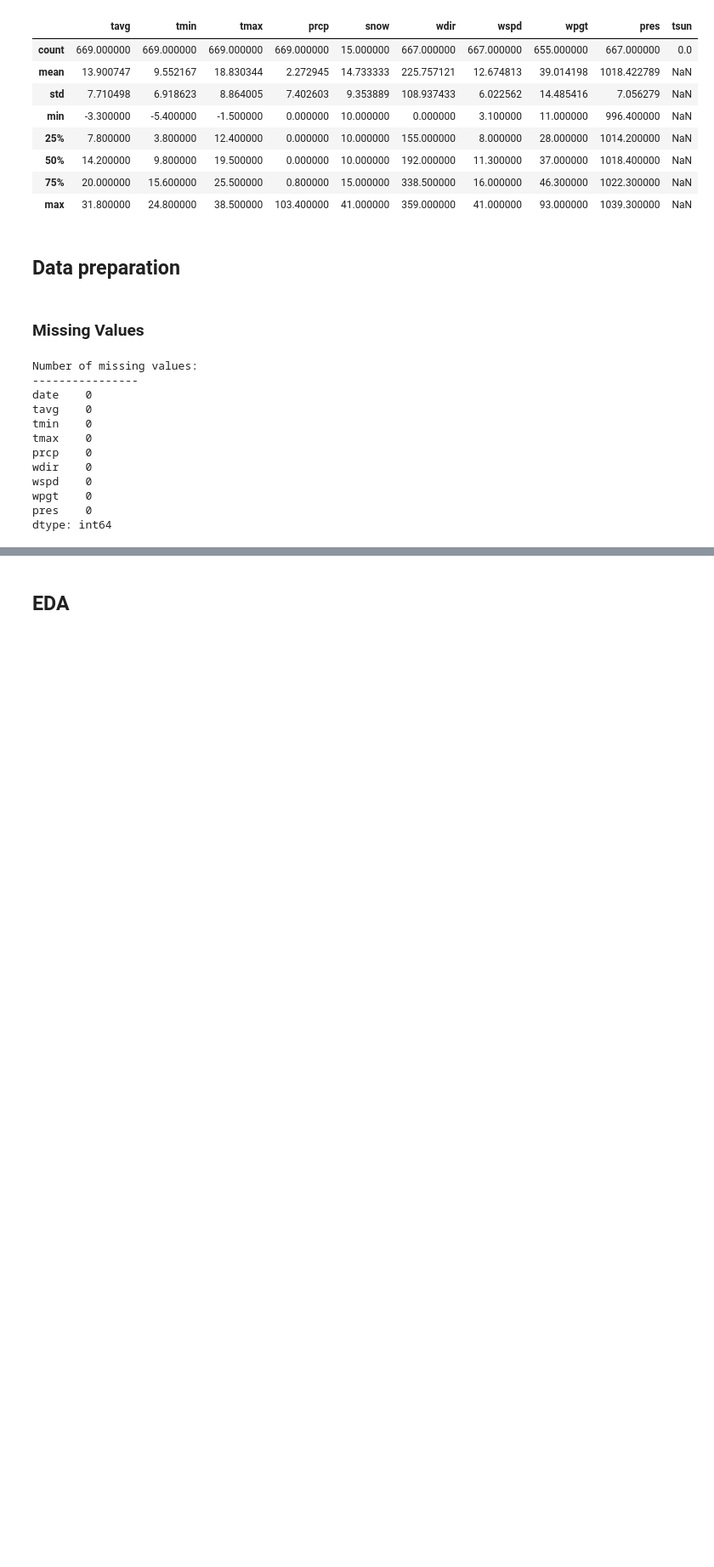
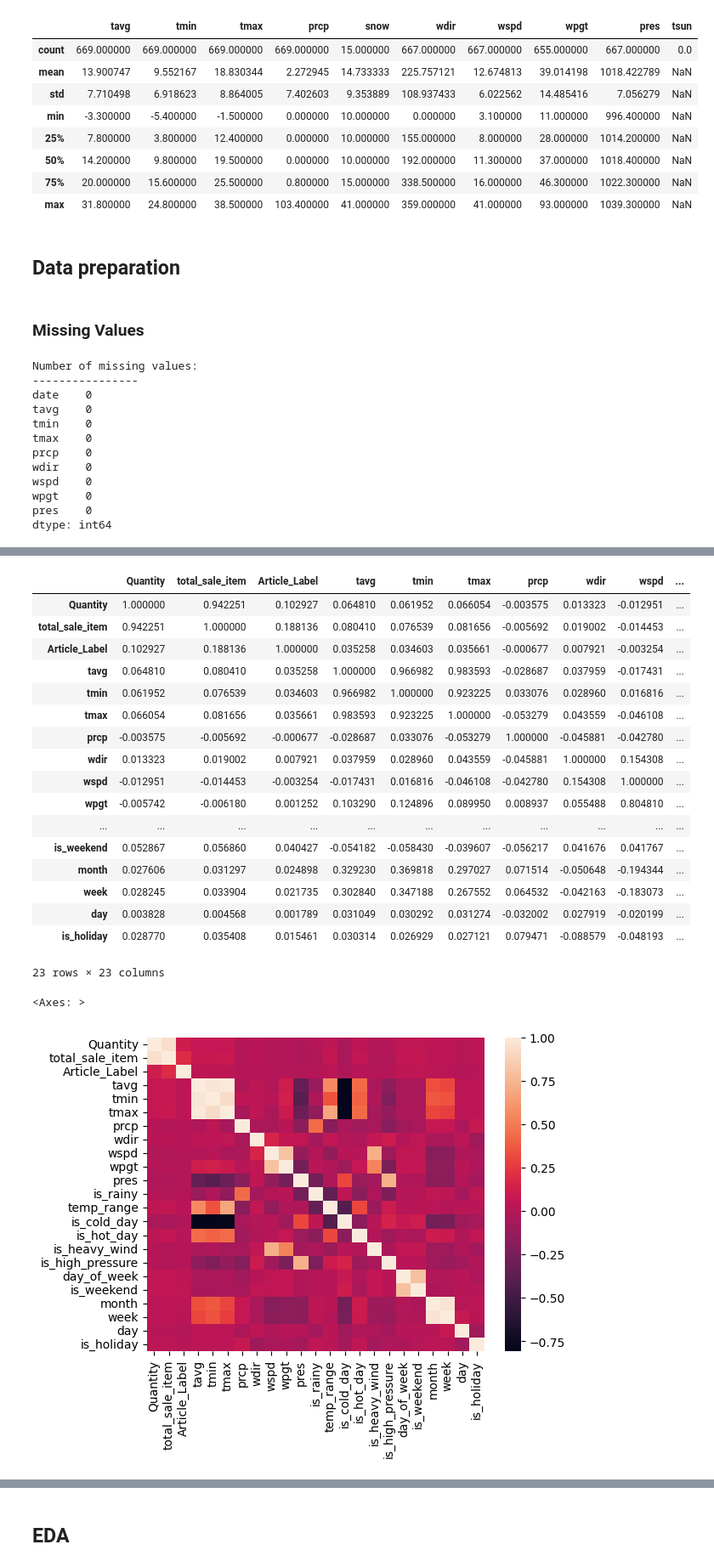
Before and after one commit to msbeigi/sale-analysis, a Jupyter notebook: backery_sale.ipynb, the cells around one changed output, grey strips where cells are left out. Shown at 85% size. Drawn from its saved outputs; the diff is of its cells as text; code cells hidden in the pictures; blank space fills up the shorter version.

```diff
--- a/backery_sale.ipynb
+++ b/backery_sale.ipynb
@@ -403,0 +330,8 @@ merged_data
+# %%
+
+no_data_indice=df_backery[df_backery['Quantity']<=0].index
+df_backery.drop(no_data_indice, inplace=True,axis=0)
+no_data_indice=df_backery[df_backery['UNIT_PRICE']=='0,00 €'].index
+df_backery.drop(no_data_indice, inplace=True,axis=0)
+
+df_backery
@@ -403,0 +352,8 @@ merged_data
+# %%
+# df_bekery_one
+daily_sale = df_backery[['date', 'Article', 'Quantity', 'total_sale_item']].groupby(['date', 'Article'], as_index=False).sum()
+# %%
+df_daily_sale=encode_bakery(daily_sale)
+merged_data = pd.merge(df_daily_sale, df_weather, on='date', how='left')
+
+merged_data
@@ -403,0 +374,31 @@ merged_data
+# %%
+
+
+correlation_merge=merged_data[[ 'Quantity', 'total_sale_item', 'Article_Label',
+       'tavg', 'tmin', 'tmax', 'prcp', 'wdir', 'wspd', 'wpgt', 'pres',
+       'is_rainy', 'temp_range', 'is_cold_day', 'is_hot_day', 'is_heavy_wind',
+       'is_high_pressure', 'day_of_week', 'is_weekend', 'month',
+       'week', 'day', 'is_holiday']].corr()
+display(correlation_merge)
+sns.heatmap(correlation_merge)
+# %% [output]
+|  | Quantity | total_sale_item | Article_Label | tavg | tmin | tmax | prcp | wdir | wspd | ... |
+| Quantity | 1.000000 | 0.942251 | 0.102927 | 0.064810 | 0.061952 | 0.066054 | -0.003575 | 0.013323 | -0.012951 | ... |
+| total_sale_item | 0.942251 | 1.000000 | 0.188136 | 0.080410 | 0.076539 | 0.081656 | -0.005692 | 0.019002 | -0.014453 | ... |
+| Article_Label | 0.102927 | 0.188136 | 1.000000 | 0.035258 | 0.034603 | 0.035661 | -0.000677 | 0.007921 | -0.003254 | ... |
+| tavg | 0.064810 | 0.080410 | 0.035258 | 1.000000 | 0.966982 | 0.983593 | -0.028687 | 0.037959 | -0.017431 | ... |
+| tmin | 0.061952 | 0.076539 | 0.034603 | 0.966982 | 1.000000 | 0.923225 | 0.033076 | 0.028960 | 0.016816 | ... |
+| tmax | 0.066054 | 0.081656 | 0.035661 | 0.983593 | 0.923225 | 1.000000 | -0.053279 | 0.043559 | -0.046108 | ... |
+| prcp | -0.003575 | -0.005692 | -0.000677 | -0.028687 | 0.033076 | -0.053279 | 1.000000 | -0.045881 | -0.042780 | ... |
+| wdir | 0.013323 | 0.019002 | 0.007921 | 0.037959 | 0.028960 | 0.043559 | -0.045881 | 1.000000 | 0.154308 | ... |
+| wspd | -0.012951 | -0.014453 | -0.003254 | -0.017431 | 0.016816 | -0.046108 | -0.042780 | 0.154308 | 1.000000 | ... |
+| wpgt | -0.005742 | -0.006180 | 0.001252 | 0.103290 | 0.124896 | 0.089950 | 0.008937 | 0.055488 | 0.804810 | ... |
+| ... | ... | ... | ... | ... | ... | ... | ... | ... | ... | ... |
+| is_weekend | 0.052867 | 0.056860 | 0.040427 | -0.054182 | -0.058430 | -0.039607 | -0.056217 | 0.041676 | 0.041767 | ... |
+| month | 0.027606 | 0.031297 | 0.024898 | 0.329230 | 0.369818 | 0.297027 | 0.071514 | -0.050648 | -0.194344 | ... |
+| week | 0.028245 | 0.033904 | 0.021735 | 0.302840 | 0.347188 | 0.267552 | 0.064532 | -0.042163 | -0.183073 | ... |
+| day | 0.003828 | 0.004568 | 0.001789 | 0.031049 | 0.030292 | 0.031274 | -0.032002 | 0.027919 | -0.020199 | ... |
+| is_holiday | 0.028770 | 0.035408 | 0.015461 | 0.030314 | 0.026929 | 0.027121 | 0.079471 | -0.088579 | -0.048193 | ... |
+23 rows × 23 columns
+<Axes: >
+[figure, added]
```
Also changed, not shown: parts of 49 cells of this notebook.
